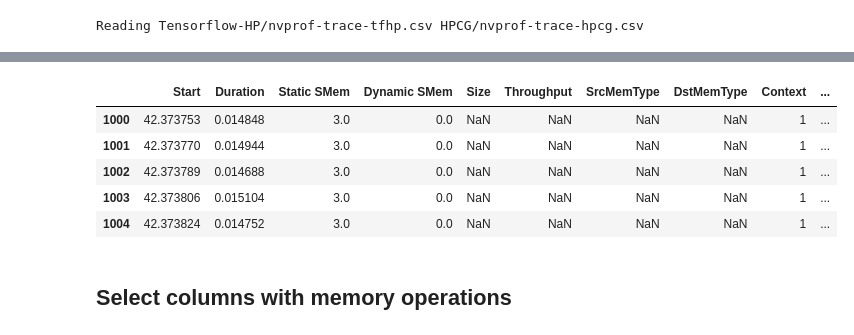
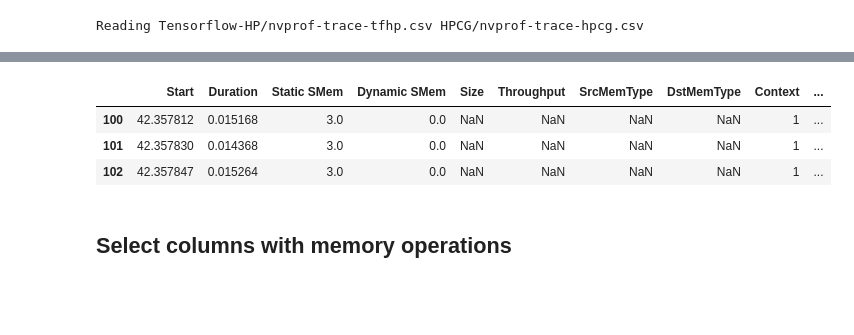
Before and after one commit to pyotr777/mlbenchmarks, a Jupyter notebook: Pandas read plot compare.ipynb, the cells around one changed output, grey strips where cells are left out. Drawn from its saved outputs; the diff is of its cells as text; code cells hidden in the pictures; blank space fills up the shorter version.

```diff
--- a/Pandas read plot compare.ipynb
+++ b/Pandas read plot compare.ipynb
@@ -34,7 +34,7 @@ filename1 = "nvprof-trace-tfhp.csv"
 #filename2 = "nvidia-smi-hpcg.csv"
 filename2 = "nvprof-trace-hpcg.csv"
 
-maxrows = 10000
+maxrows = None
 
 file1 = os.path.join(trace_dir1,filename1)
 file2 = os.path.join(trace_dir2,filename2)
@@ -73,12 +75,10 @@ df_tf.iloc[1000:1005]
 # %%
-df_hpcg.iloc[1000:1005]
+df_hpcg.iloc[100:103]
 # %% [output]
 |  | Start | Duration | Static SMem | Dynamic SMem | Size | Throughput | SrcMemType | DstMemType | Context | ... |
-| 1000 | 42.373753 | 0.014848 | 3.0 | 0.0 | NaN | NaN | NaN | NaN | 1 | ... |
-| 1001 | 42.373770 | 0.014944 | 3.0 | 0.0 | NaN | NaN | NaN | NaN | 1 | ... |
-| 1002 | 42.373789 | 0.014688 | 3.0 | 0.0 | NaN | NaN | NaN | NaN | 1 | ... |
-| 1003 | 42.373806 | 0.015104 | 3.0 | 0.0 | NaN | NaN | NaN | NaN | 1 | ... |
-| 1004 | 42.373824 | 0.014752 | 3.0 | 0.0 | NaN | NaN | NaN | NaN | 1 | ... |
+| 100 | 42.357812 | 0.015168 | 3.0 | 0.0 | NaN | NaN | NaN | NaN | 1 | ... |
+| 101 | 42.357830 | 0.014368 | 3.0 | 0.0 | NaN | NaN | NaN | NaN | 1 | ... |
+| 102 | 42.357847 | 0.015264 | 3.0 | 0.0 | NaN | NaN | NaN | NaN | 1 | ... |
 # %% [markdown]
 ## Select columns with memory operations
 # %%
```
Also changed, not shown: parts of 21 cells of this notebook.
